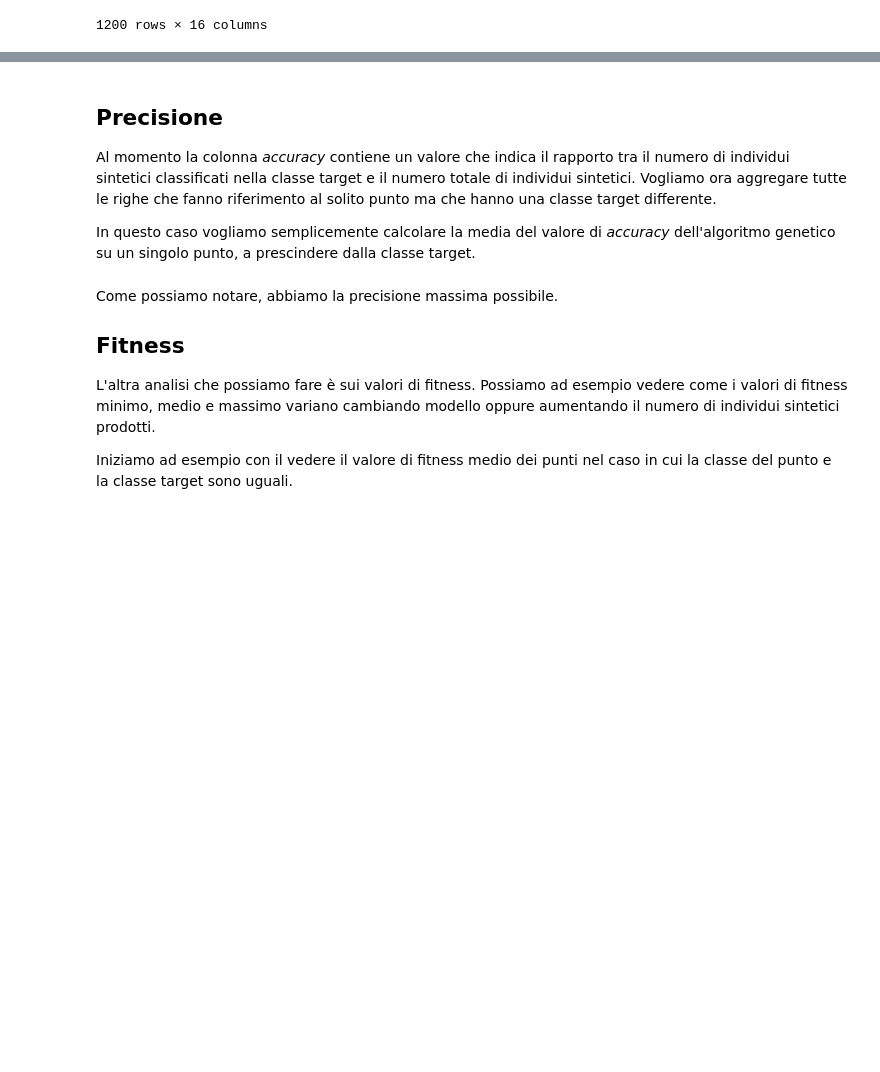
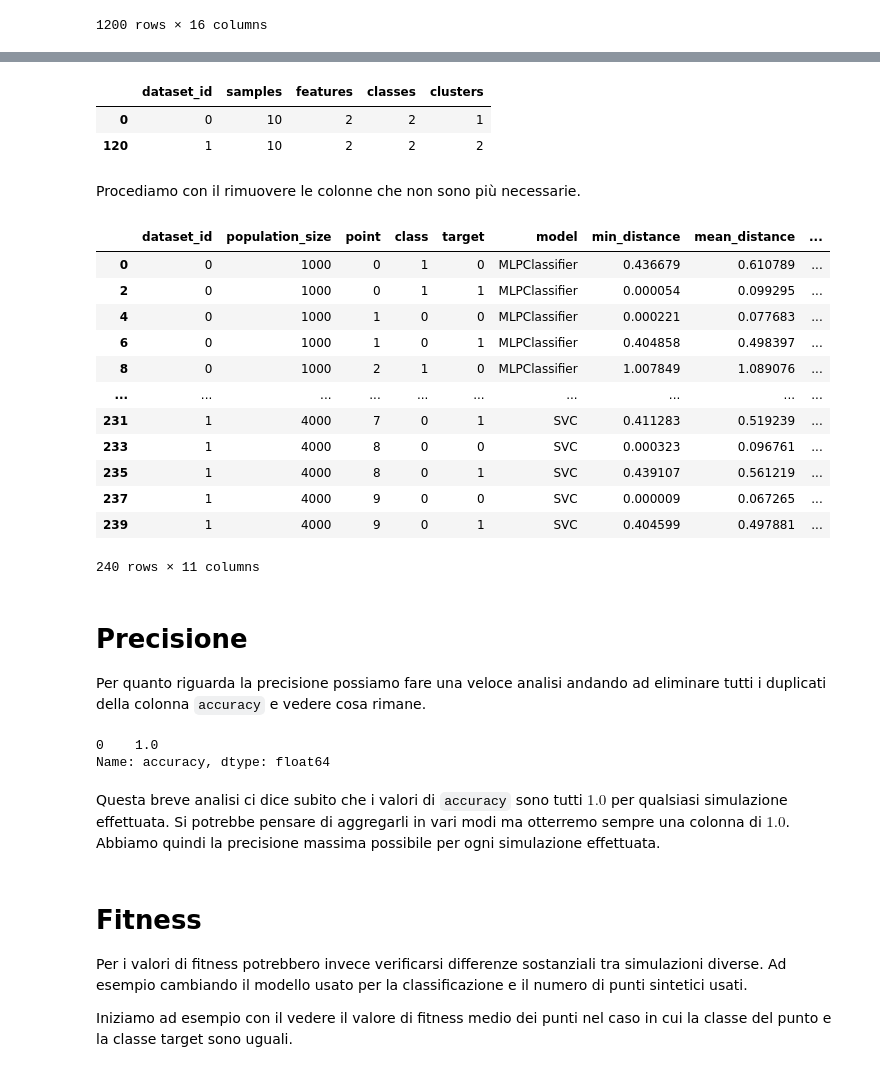
Before and after one commit to FedericoBustaffa/neighborhood_generator, a Jupyter notebook: notebooks/Analisi.ipynb, the cells around one changed output, grey strips where cells are left out. Cells and saved outputs as stored; diff of their text form; code cells hidden in the pictures; blank space fills up the shorter version.

```diff
--- a/notebooks/Analisi.ipynb
+++ b/notebooks/Analisi.ipynb
@@ -155,11 +172,34 @@ KeyError: 'samples'
+# %%
+dataset_df = df[
+    ["dataset_id", "samples", "features", "classes", "clusters"]
+].drop_duplicates()
+
+dataset_df
+# %% [output]
+|  | dataset_id | samples | features | classes | clusters |
+| 0 | 0 | 10 | 2 | 2 | 1 |
+| 120 | 1 | 10 | 2 | 2 | 2 |
+# %% [markdown]
+Procediamo con il rimuovere le colonne che non sono più necessarie.
+# %%
+df.drop(columns=["samples", "features", "classes", "clusters"], inplace=True)
+df
+# %% [output]
+|  | dataset_id | population_size | point | class | target | model | min_distance | mean_distance | ... |
+| 0 | 0 | 1000 | 0 | 1 | 0 | MLPClassifier | 0.436679 | 0.610789 | ... |
+| 2 | 0 | 1000 | 0 | 1 | 1 | MLPClassifier | 0.000054 | 0.099295 | ... |
+| 4 | 0 | 1000 | 1 | 0 | 0 | MLPClassifier | 0.000221 | 0.077683 | ... |
+| 6 | 0 | 1000 | 1 | 0 | 1 | MLPClassifier | 0.404858 | 0.498397 | ... |
+| 8 | 0 | 1000 | 2 | 1 | 0 | MLPClassifier | 1.007849 | 1.089076 | ... |
+| ... | ... | ... | ... | ... | ... | ... | ... | ... | ... |
+| 231 | 1 | 4000 | 7 | 0 | 1 | SVC | 0.411283 | 0.519239 | ... |
+| 233 | 1 | 4000 | 8 | 0 | 0 | SVC | 0.000323 | 0.096761 | ... |
+| 235 | 1 | 4000 | 8 | 0 | 1 | SVC | 0.439107 | 0.561219 | ... |
+| 237 | 1 | 4000 | 9 | 0 | 0 | SVC | 0.000009 | 0.067265 | ... |
+| 239 | 1 | 4000 | 9 | 0 | 1 | SVC | 0.404599 | 0.497881 | ... |
+240 rows × 11 columns
 # %% [markdown]
-## Precisione
+# Precisione
 
-Al momento la colonna _accuracy_ contiene un valore che indica il rapporto tra
-il numero di individui sintetici classificati nella classe target e il numero
-totale di individui sintetici. Vogliamo ora aggregare tutte le righe che fanno
-riferimento al solito punto ma che hanno una classe target differente.
-
-In questo caso vogliamo semplicemente calcolare la media del valore di
-_accuracy_ dell'algoritmo genetico su un singolo punto, a prescindere dalla
-classe target.
+Per quanto riguarda la precisione possiamo fare una veloce analisi andando
+ad eliminare tutti i duplicati della colonna `accuracy` e vedere cosa rimane.
@@ -188,11 +206,19 @@ accuracy_df
+# %%
+df["accuracy"].drop_duplicates()
+# %% [output]
+0    1.0
+Name: accuracy, dtype: float64
+# %% [markdown]
+Questa breve analisi ci dice subito che i valori di `accuracy` sono tutti $1.0$
+per qualsiasi simulazione effettuata. Si potrebbe pensare di aggregarli in vari
+modi ma otterremo sempre una colonna di $1.0$. Abbiamo quindi la precisione
+massima possibile per ogni simulazione effettuata.
 # %% [markdown]
-Come possiamo notare, abbiamo la precisione massima possibile.
+# Fitness
 
-## Fitness
-
-L'altra analisi che possiamo fare è sui valori di fitness. Possiamo ad esempio
-vedere come i valori di fitness minimo, medio e massimo variano cambiando
-modello oppure aumentando il numero di individui sintetici prodotti.
+Per i valori di fitness potrebbero invece verificarsi differenze sostanziali
+tra simulazioni diverse. Ad esempio cambiando il modello usato per la
+classificazione e il numero di punti sintetici usati.
 
 Iniziamo ad esempio con il vedere il valore di fitness medio dei punti nel caso
 in cui la classe del punto e la classe target sono uguali.
```
Also changed, not shown: parts of 13 cells of this notebook, 4 other files.
